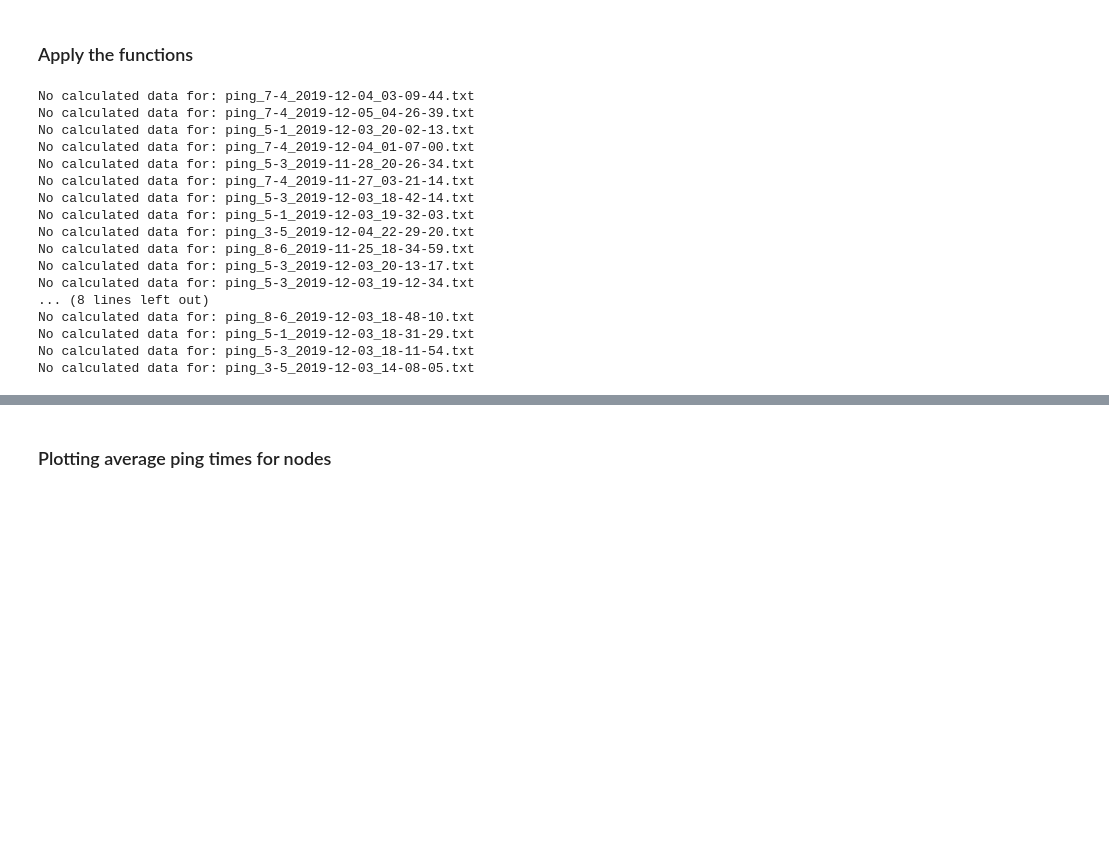
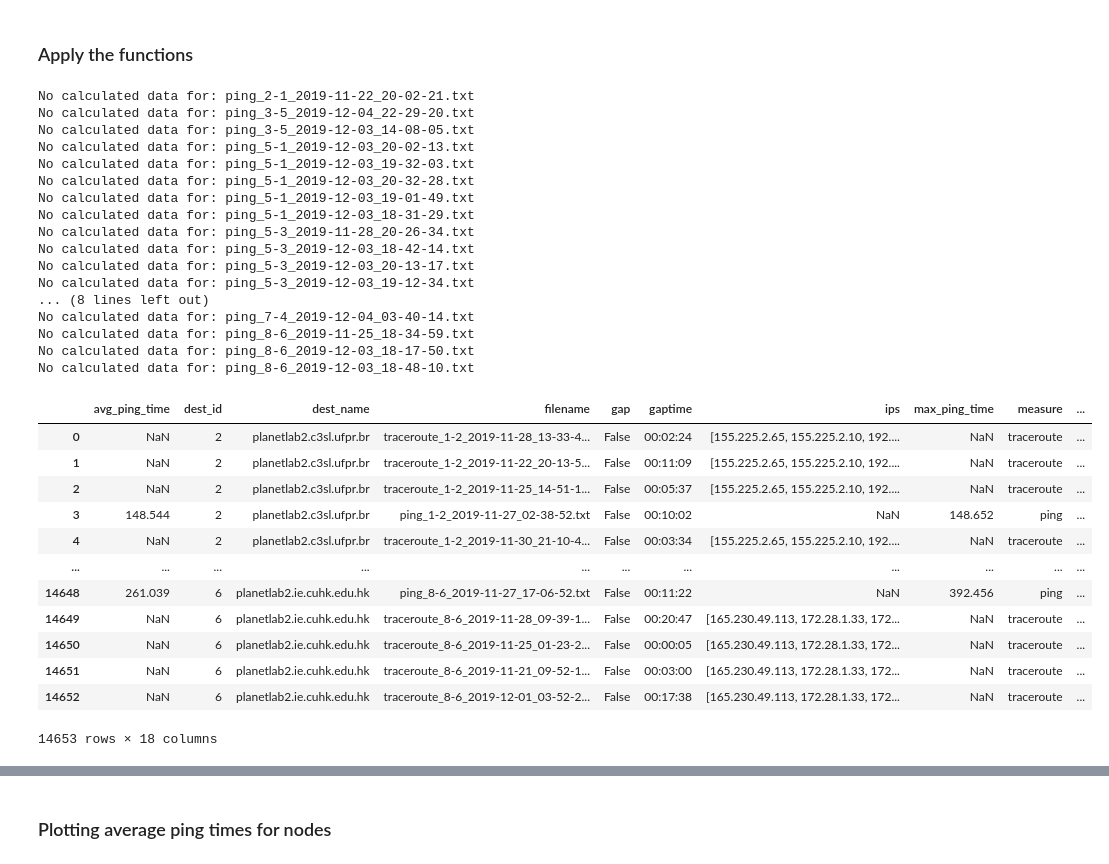
Before and after one commit to johnlahut/planet-lab, a Jupyter notebook: analysis/Analysis.ipynb, the cells around one changed output, grey strips where cells are left out. Cells and saved outputs as stored; diff of their text form; code cells hidden in the pictures; blank space fills up the shorter version.

```diff
--- a/analysis/Analysis.ipynb
+++ b/analysis/Analysis.ipynb
@@ -118,32 +119,63 @@ def analyze_ping(data):
 
 def analyze_traceroute(data):
 
+    from pprint import pprint
+
     # only worried about traceroute
     if data['measure'] != 'traceroute':
         return data
 
+    try:
+        traceroute = [x.strip() for x in data['raw_data'].split('\n')]
+        routers = [x.split('  ')[1] for x in traceroute if len(x.split('  ')) > 1]
+#         print(routers)
+        ip_addresses = [x.split(' ')[1].replace('(', '').replace(')', '') for x in routers]
+
+        data['num_hops'] = len(routers)
+        data['ips'] = ip_addresses
+
+
+
+    except Exception as e:
+        print(f"No calculated data for {data['filename']} {e}")
+
+
     return data
 # %% [markdown]
 ### Apply the functions
 # %%
 df = df.apply(analyze_ping, axis = 1)
-# df = df[df['measure'] == 'traceroute'].apply(analyze_traceroute, axis = 1)
-# df[df['measure'] == 'ping']
+df = df.apply(analyze_traceroute, axis = 1)
+# temp = df[:10].apply(analyze_traceroute, axis = 1)
+# temp
 # %% [output]
-No calculated data for: ping_7-4_2019-12-04_03-09-44.txt
-No calculated data for: ping_7-4_2019-12-05_04-26-39.txt
+No calculated data for: ping_2-1_2019-11-22_20-02-21.txt
+No calculated data for: ping_3-5_2019-12-04_22-29-20.txt
+No calculated data for: ping_3-5_2019-12-03_14-08-05.txt
 No calculated data for: ping_5-1_2019-12-03_20-02-13.txt
-No calculated data for: ping_7-4_2019-12-04_01-07-00.txt
+No calculated data for: ping_5-1_2019-12-03_19-32-03.txt
+No calculated data for: ping_5-1_2019-12-03_20-32-28.txt
+No calculated data for: ping_5-1_2019-12-03_19-01-49.txt
+No calculated data for: ping_5-1_2019-12-03_18-31-29.txt
 No calculated data for: ping_5-3_2019-11-28_20-26-34.txt
-No calculated data for: ping_7-4_2019-11-27_03-21-14.txt
 No calculated data for: ping_5-3_2019-12-03_18-42-14.txt
-No calculated data for: ping_5-1_2019-12-03_19-32-03.txt
-No calculated data for: ping_3-5_2019-12-04_22-29-20.txt
-No calculated data for: ping_8-6_2019-11-25_18-34-59.txt
 No calculated data for: ping_5-3_2019-12-03_20-13-17.txt
 No calculated data for: ping_5-3_2019-12-03_19-12-34.txt
 ... (8 lines left out)
+No calculated data for: ping_7-4_2019-12-04_03-40-14.txt
+No calculated data for: ping_8-6_2019-11-25_18-34-59.txt
+No calculated data for: ping_8-6_2019-12-03_18-17-50.txt
 No calculated data for: ping_8-6_2019-12-03_18-48-10.txt
-No calculated data for: ping_5-1_2019-12-03_18-31-29.txt
-No calculated data for: ping_5-3_2019-12-03_18-11-54.txt
-No calculated data for: ping_3-5_2019-12-03_14-08-05.txt
+|  | avg_ping_time | dest_id | dest_name | filename | gap | gaptime | ips | max_ping_time | measure | ... |
+| 0 | NaN | 2 | planetlab2.c3sl.ufpr.br | traceroute_1-2_2019-11-28_13-33-4... | False | 00:02:24 | [155.225.2.65, 155.225.2.10, 192.... | NaN | traceroute | ... |
+| 1 | NaN | 2 | planetlab2.c3sl.ufpr.br | traceroute_1-2_2019-11-22_20-13-5... | False | 00:11:09 | [155.225.2.65, 155.225.2.10, 192.... | NaN | traceroute | ... |
+| 2 | NaN | 2 | planetlab2.c3sl.ufpr.br | traceroute_1-2_2019-11-25_14-51-1... | False | 00:05:37 | [155.225.2.65, 155.225.2.10, 192.... | NaN | traceroute | ... |
+| 3 | 148.544 | 2 | planetlab2.c3sl.ufpr.br | ping_1-2_2019-11-27_02-38-52.txt | False | 00:10:02 | NaN | 148.652 | ping | ... |
+| 4 | NaN | 2 | planetlab2.c3sl.ufpr.br | traceroute_1-2_2019-11-30_21-10-4... | False | 00:03:34 | [155.225.2.65, 155.225.2.10, 192.... | NaN | traceroute | ... |
+| ... | ... | ... | ... | ... | ... | ... | ... | ... | ... | ... |
+| 14648 | 261.039 | 6 | planetlab2.ie.cuhk.edu.hk | ping_8-6_2019-11-27_17-06-52.txt | False | 00:11:22 | NaN | 392.456 | ping | ... |
+| 14649 | NaN | 6 | planetlab2.ie.cuhk.edu.hk | traceroute_8-6_2019-11-28_09-39-1... | False | 00:20:47 | [165.230.49.113, 172.28.1.33, 172... | NaN | traceroute | ... |
+| 14650 | NaN | 6 | planetlab2.ie.cuhk.edu.hk | traceroute_8-6_2019-11-25_01-23-2... | False | 00:00:05 | [165.230.49.113, 172.28.1.33, 172... | NaN | traceroute | ... |
+| 14651 | NaN | 6 | planetlab2.ie.cuhk.edu.hk | traceroute_8-6_2019-11-21_09-52-1... | False | 00:03:00 | [165.230.49.113, 172.28.1.33, 172... | NaN | traceroute | ... |
+| 14652 | NaN | 6 | planetlab2.ie.cuhk.edu.hk | traceroute_8-6_2019-12-01_03-52-2... | False | 00:17:38 | [165.230.49.113, 172.28.1.33, 172... | NaN | traceroute | ... |
+14653 rows × 18 columns
```
Also changed, not shown: parts of 8 cells of this notebook, 2 other files.
